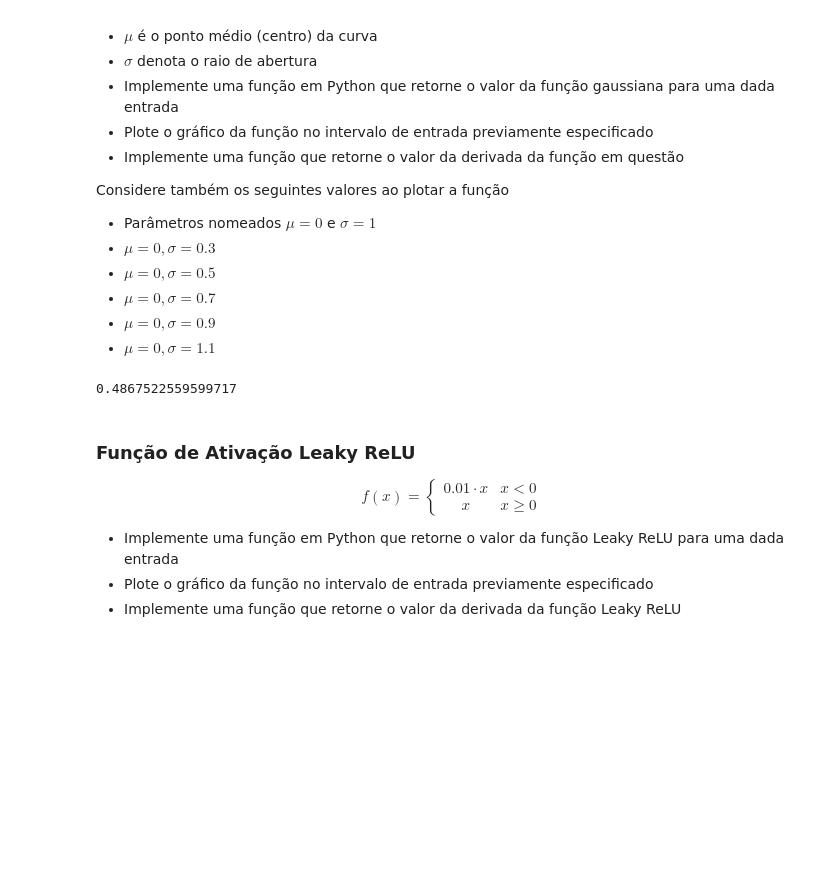
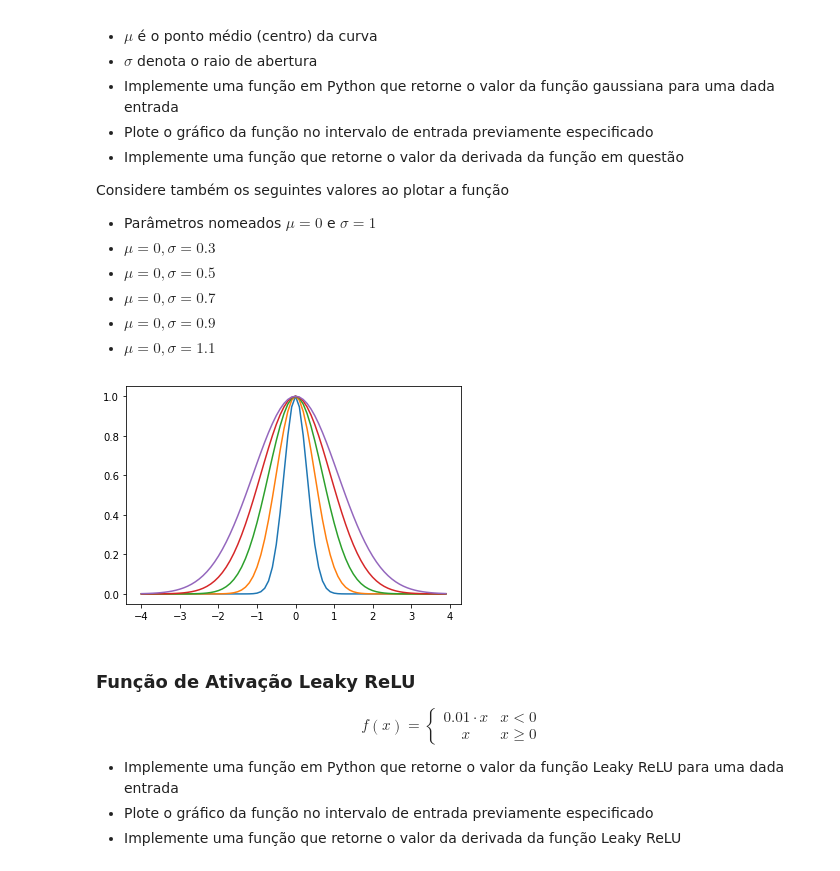
Before and after one commit to erikatilio/RNA-Funcao-Ativacao, a Jupyter notebook: Funções de Ativação.ipynb, the cells around one changed output. Saved outputs shown, nothing was run; the diff lists cells and outputs as text; code cells hidden in the pictures; blank space fills up the shorter version.

Commit message:
Função gaussiana

```diff
--- a/Funções de Ativação.ipynb
+++ b/Funções de Ativação.ipynb
@@ -148,12 +148,16 @@ Considere também os seguintes valores ao plotar a função
 - $\mu = 0, \sigma = 0.9$
 - $\mu = 0, \sigma = 1.1$
 # %%
-def gaussiana(X,U,O):
-    return np.exp((-(X-U)**2)/2*(O**2))
+def gaussiana(x, mu, sig):
+    return np.exp(-np.power(x - mu, 2.) / (2 * np.power(sig, 2.)))
-# %%
-print(gaussiana(4.0,0,0.3))
-# %% [output]
-0.4867522559599717
+# %%
+x_values = amostras
+for mu, sig in [(0, 0.3), (0, 0.5), (0, 0.7), (0, 0.9), (0, 1.1)]:
+    plt.plot(x_values, gaussiana(x_values, mu, sig))
+
+plt.show()
+# %% [output]
+[figure, added]
 # %% [markdown]
 ### Função de Ativação Leaky ReLU
 
```
